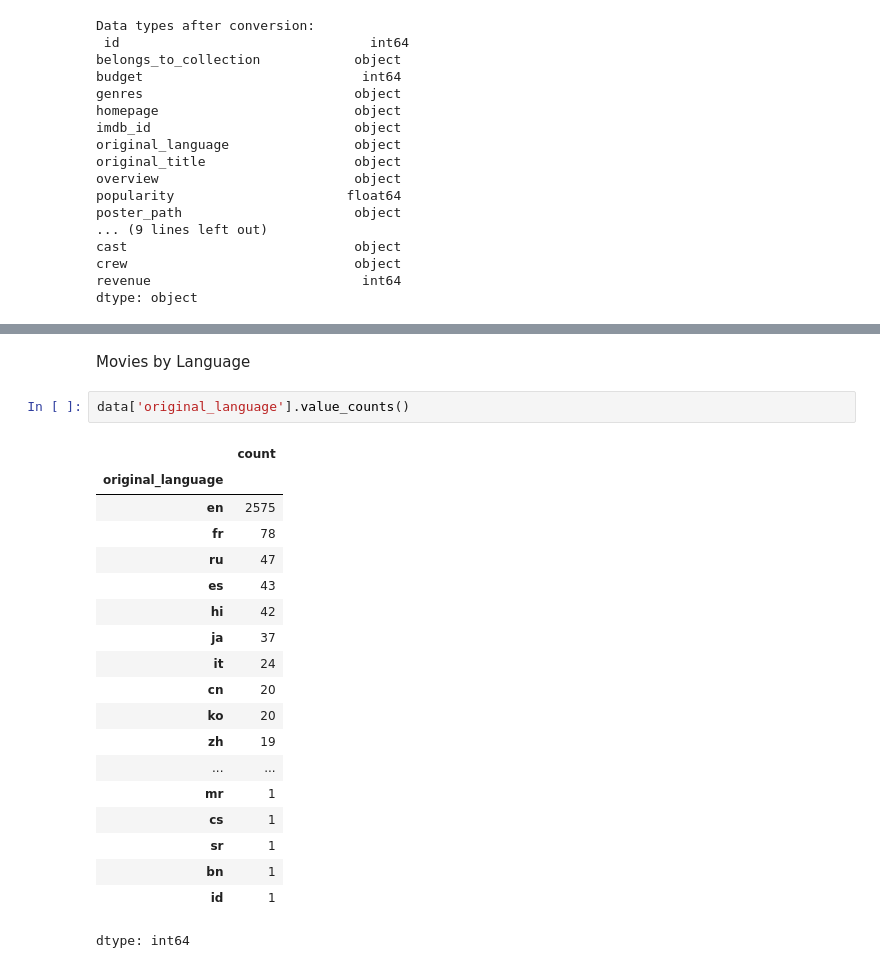
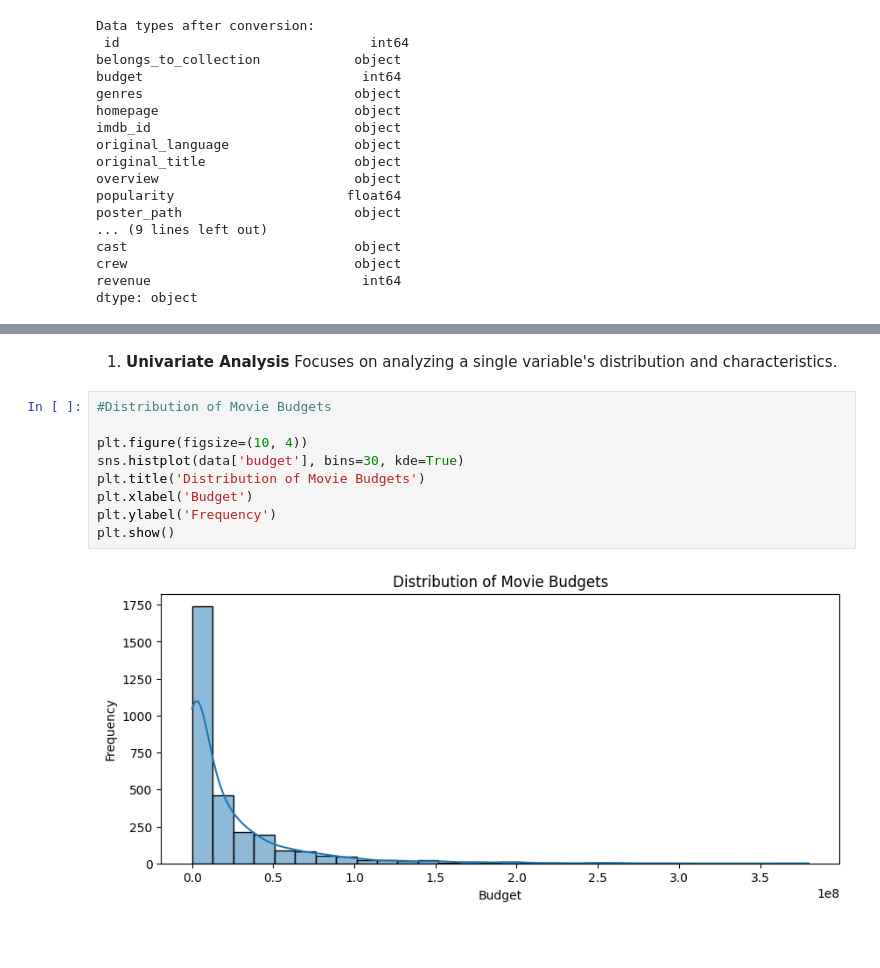
Before and after one commit to InsightByHarshit/IMDB-Data-Analysis, a Jupyter notebook: IMDB.ipynb, the cells around one changed output, grey strips where cells are left out. Drawn from its saved outputs; the diff is of its cells as text; blank space fills up the shorter version.

```diff
--- a/IMDB.ipynb
+++ b/IMDB.ipynb
@@ -271,24 +127,14 @@ plt.show()
-# %% [markdown]
-Movies by Language
-# %%
-data['original_language'].value_counts()
-# %% [output]
-|  | count |
-| original_language |  |
-| en | 2575 |
-| fr | 78 |
-| ru | 47 |
-| es | 43 |
-| hi | 42 |
-| ja | 37 |
-| it | 24 |
-| cn | 20 |
-| ko | 20 |
-| zh | 19 |
-| ... | ... |
-| mr | 1 |
-| cs | 1 |
-| sr | 1 |
-| bn | 1 |
-| id | 1 |
-dtype: int64
+# %% [markdown]
+1. **Univariate Analysis**
+Focuses on analyzing a single variable's distribution and characteristics.
+# %%
+#Distribution of Movie Budgets
+
+plt.figure(figsize=(10, 4))
+sns.histplot(data['budget'], bins=30, kde=True)
+plt.title('Distribution of Movie Budgets')
+plt.xlabel('Budget')
+plt.ylabel('Frequency')
+plt.show()
+# %% [output]
+[figure, added]
```
Also changed, not shown: parts of 19 cells of this notebook.
